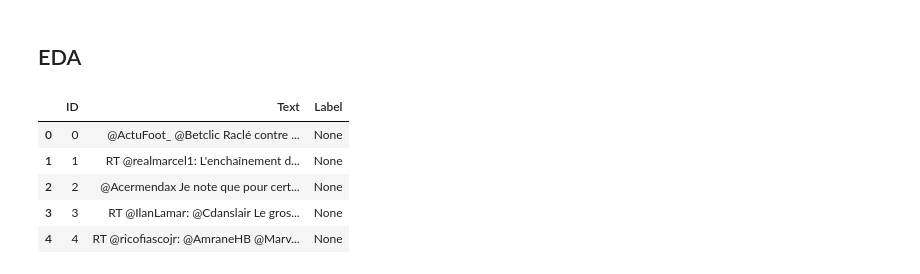
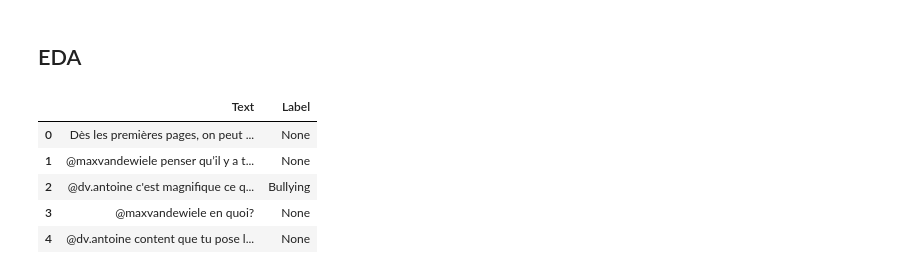
Before and after one commit to HemanthSai7/Prevencia, a Jupyter notebook: src/SentimentAnalysis/TweetClassification_LightningAI.ipynb, the cells around one changed output. Drawn from its saved outputs; the diff is of its cells as text; code cells hidden in the pictures.

Commit message:
data preprocessing

```diff
--- a/src/SentimentAnalysis/TweetClassification_LightningAI.ipynb
+++ b/src/SentimentAnalysis/TweetClassification_LightningAI.ipynb
@@ -95,12 +99,12 @@ def get_model():
 # %% [markdown]
 ## EDA
 # %%
-dataset=pd.read_csv("drive/MyDrive/dataset/Twitter_Instagram_Annotated1.csv",encoding='UTF-8')
+dataset=pd.read_csv("../data/annotated_data/Train.csv",encoding='UTF-8')
 dataset.head()
 # %% [output]
-|  | ID | Text | Label |
-| 0 | 0 | @ActuFoot_ @Betclic Raclé contre ... | None |
-| 1 | 1 | RT @realmarcel1: L'enchaînement d... | None |
-| 2 | 2 | @Acermendax Je note que pour cert... | None |
-| 3 | 3 | RT @IlanLamar: @Cdanslair Le gros... | None |
-| 4 | 4 | RT @ricofiascojr: @AmraneHB @Marv... | None |
+|  | Text | Label |
+| 0 | Dès les premières pages, on peut ... | None |
+| 1 | @maxvandewiele penser qu’il y a t... | None |
+| 2 | @dv.antoine c'est magnifique ce q... | Bullying |
+| 3 | @maxvandewiele en quoi? | None |
+| 4 | @dv.antoine content que tu pose l... | None |
```
Also changed, not shown: parts of 17 cells of this notebook, 9 other files.
